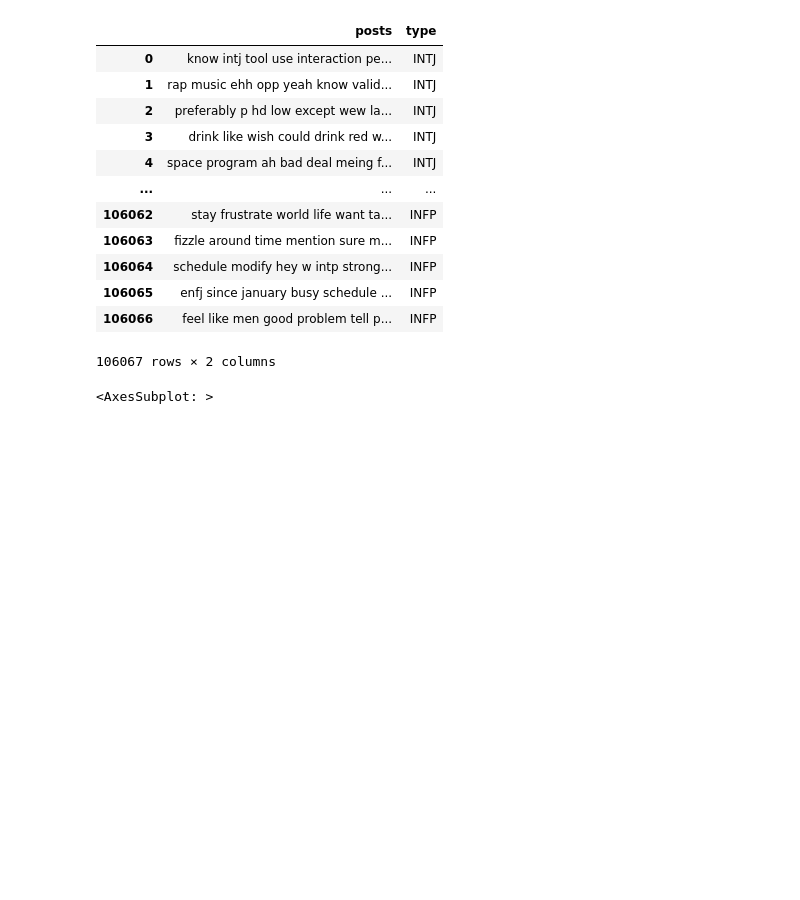
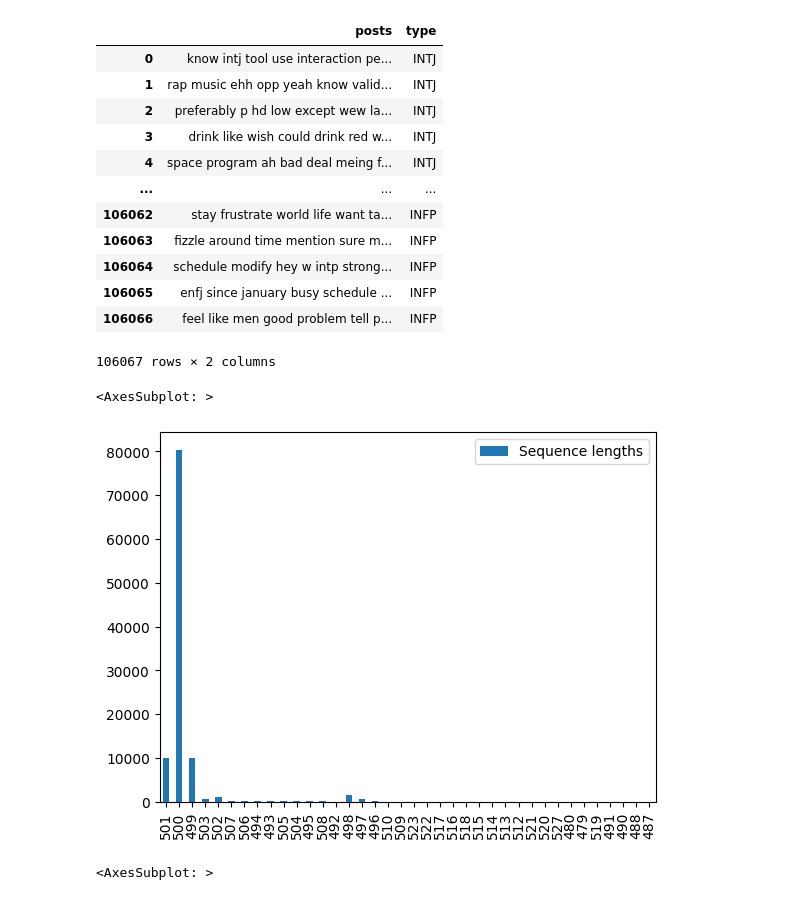
Before and after one commit to darkpanther99/MBTI_personality_classification, a Jupyter notebook: data_exploration.ipynb, the cells around one changed output. Cells and saved outputs as stored; diff of their text form; code cells hidden in the pictures; blank space fills up the shorter version.

Commit message:
sequence length plot

```diff
--- a/data_exploration.ipynb
+++ b/data_exploration.ipynb
@@ -21,6 +21,11 @@ df
 | 106065 | enfj since january busy schedule ... | INFP |
 | 106066 | feel like men good problem tell p... | INFP |
 106067 rows × 2 columns
+# %%
+pd.DataFrame.from_dict(Counter(df['posts'].str.split(' ').apply(len)), orient='index', columns=['Sequence lengths']).plot.bar()
+# %% [output]
+<AxesSubplot: >
+[figure, added]
 # %%
 pd.DataFrame.from_dict(Counter(df['type']), orient='index', columns=['Occurance in dataset']).plot.bar()
 # %% [output]
```
